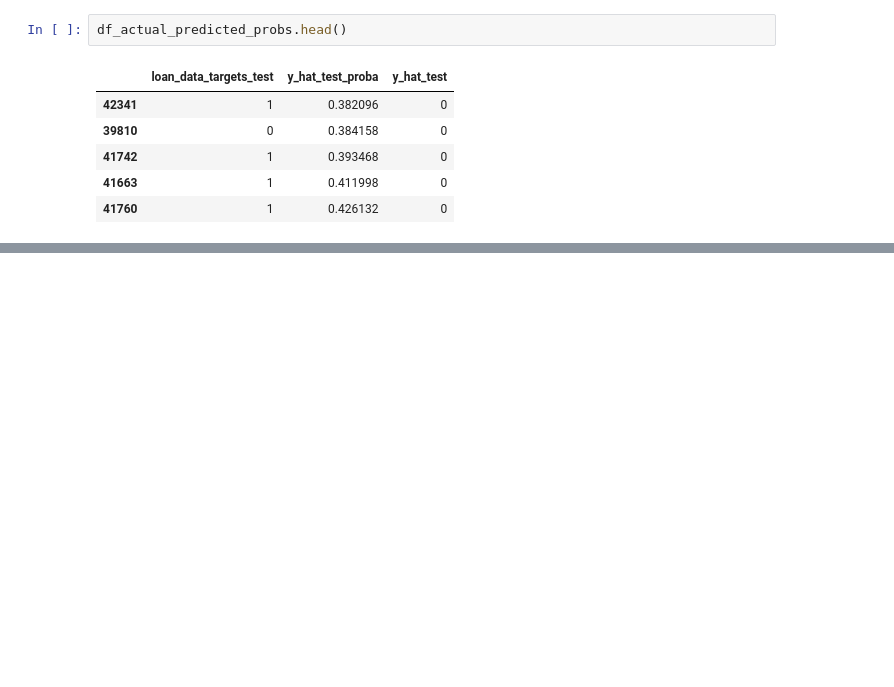
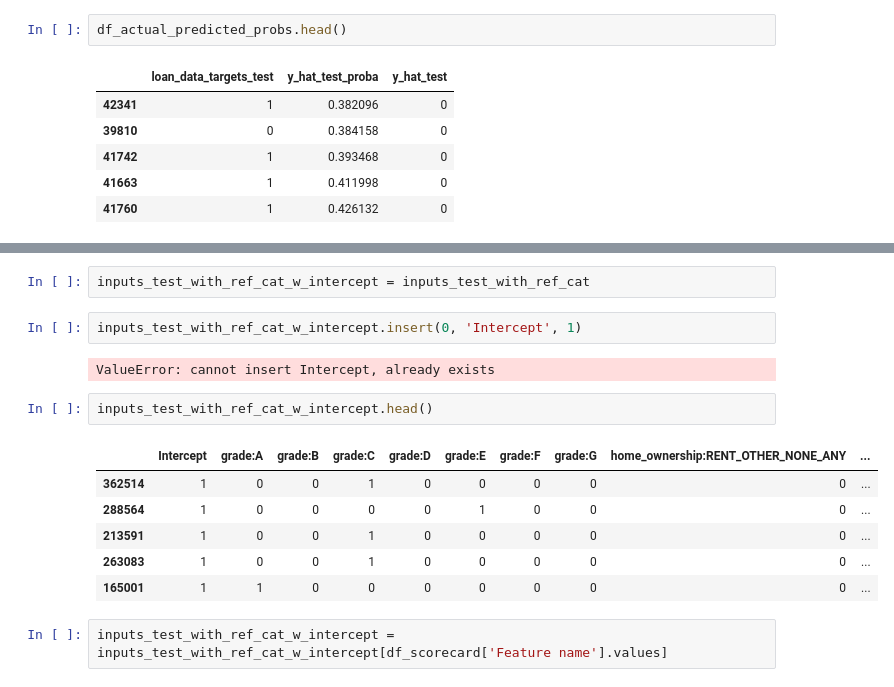
Before and after one commit to shruti-sriniv/Cred-Risk, a Jupyter notebook: PD-Model.ipynb, the cells around one changed output, grey strips where cells are left out. Saved outputs shown, nothing was run; the diff lists cells and outputs as text; blank space fills up the shorter version.

Commit message:
Calculating Credit Score

```diff
--- a/PD-Model.ipynb
+++ b/PD-Model.ipynb
@@ -1432,0 +1464,17 @@ max_sum_score_prel
+# %%
+inputs_test_with_ref_cat_w_intercept = inputs_test_with_ref_cat
+# %%
+inputs_test_with_ref_cat_w_intercept.insert(0, 'Intercept', 1)
+# %% [output]
+ValueError: cannot insert Intercept, already exists
+# %%
+inputs_test_with_ref_cat_w_intercept.head()
+# %% [output]
+|  | Intercept | grade:A | grade:B | grade:C | grade:D | grade:E | grade:F | grade:G | home_ownership:RENT_OTHER_NONE_ANY | ... |
+| 362514 | 1 | 0 | 0 | 1 | 0 | 0 | 0 | 0 | 0 | ... |
+| 288564 | 1 | 0 | 0 | 0 | 0 | 1 | 0 | 0 | 0 | ... |
+| 213591 | 1 | 0 | 0 | 1 | 0 | 0 | 0 | 0 | 0 | ... |
+| 263083 | 1 | 0 | 0 | 1 | 0 | 0 | 0 | 0 | 0 | ... |
+| 165001 | 1 | 1 | 0 | 0 | 0 | 0 | 0 | 0 | 0 | ... |
+# %%
+inputs_test_with_ref_cat_w_intercept = inputs_test_with_ref_cat_w_intercept[df_scorecard['Feature name'].values]
```
Also changed, not shown: parts of 116 cells of this notebook.
